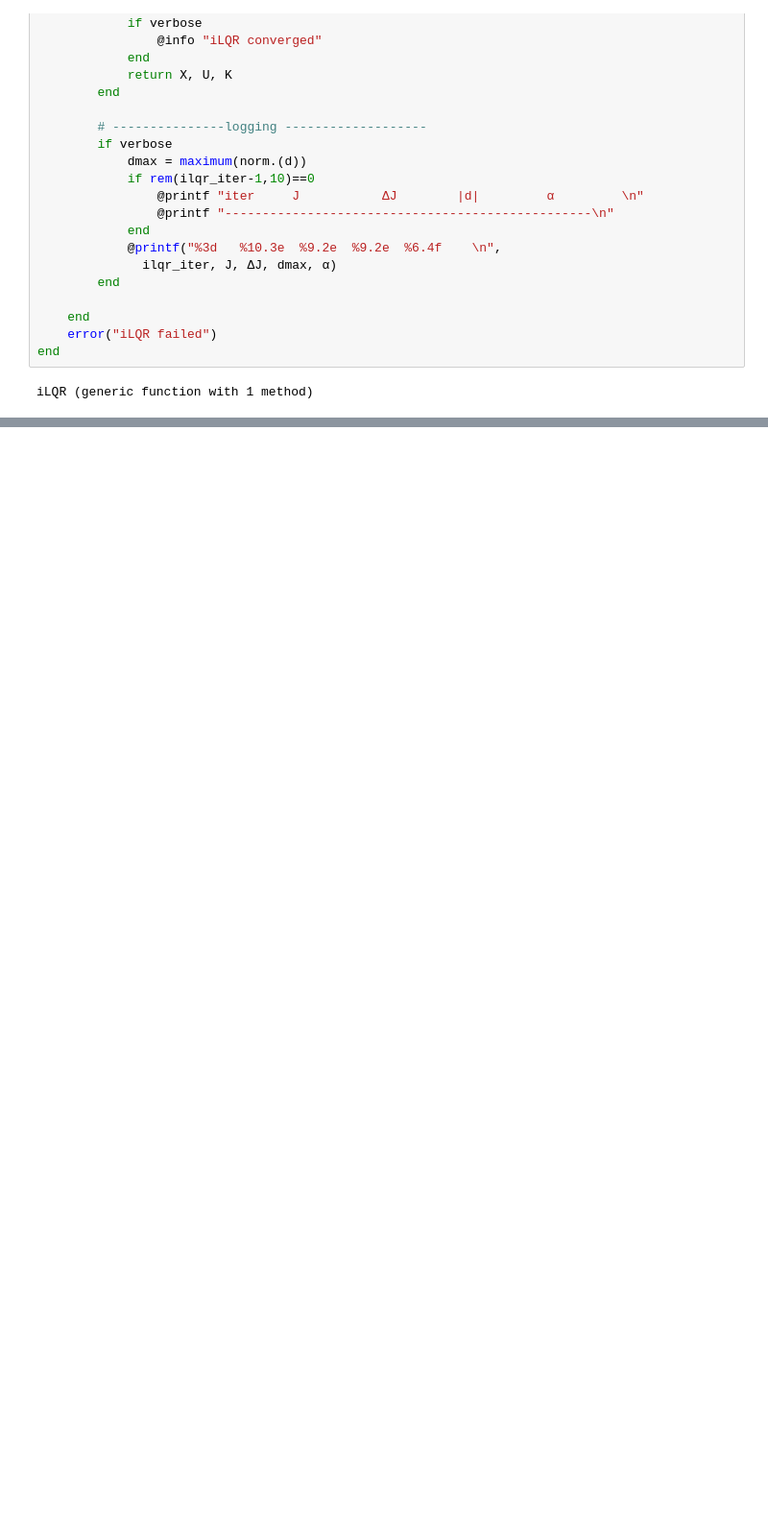
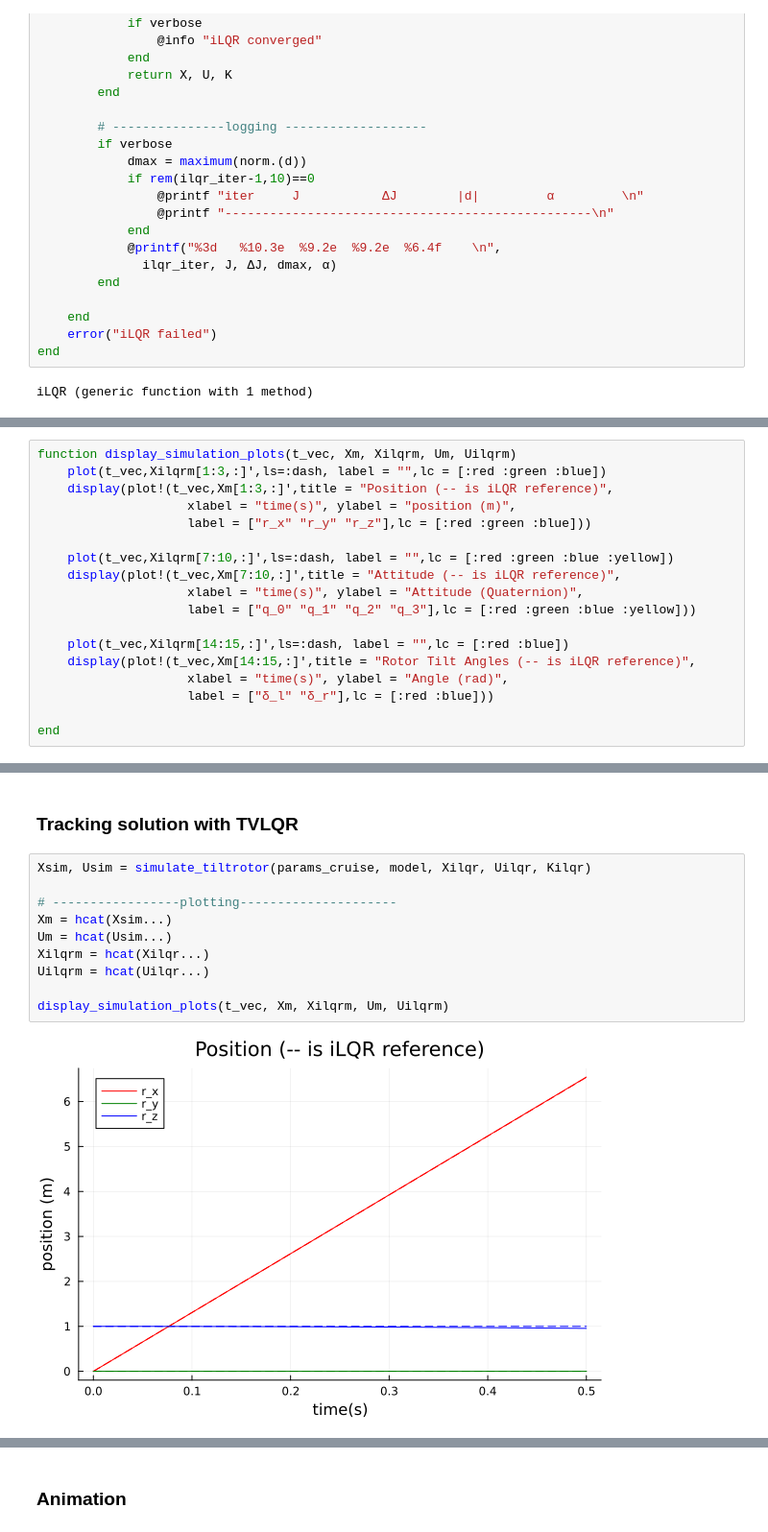
Before and after one commit to dhruvtya/tiltrotor_control, a Jupyter notebook: LQR_quat.ipynb, the cells around one changed output, grey strips where cells are left out. Shown at 96% size. Drawn from its saved outputs; the diff is of its cells as text; blank space fills up the shorter version.

```diff
--- a/LQR_quat.ipynb
+++ b/LQR_quat.ipynb
@@ -381,0 +354,18 @@ solve_tiltrotor_trajectory (generic function with 1 method)
+# %%
+function display_simulation_plots(t_vec, Xm, Xilqrm, Um, Uilqrm)
+    plot(t_vec,Xilqrm[1:3,:]',ls=:dash, label = "",lc = [:red :green :blue])
+    display(plot!(t_vec,Xm[1:3,:]',title = "Position (-- is iLQR reference)",
+                    xlabel = "time(s)", ylabel = "position (m)",
+                    label = ["r_x" "r_y" "r_z"],lc = [:red :green :blue]))
+
+    plot(t_vec,Xilqrm[7:10,:]',ls=:dash, label = "",lc = [:red :green :blue :yellow])
+    display(plot!(t_vec,Xm[7:10,:]',title = "Attitude (-- is iLQR reference)",
+                    xlabel = "time(s)", ylabel = "Attitude (Quaternion)",
+                    label = ["q_0" "q_1" "q_2" "q_3"],lc = [:red :green :blue :yellow]))
+
+    plot(t_vec,Xilqrm[14:15,:]',ls=:dash, label = "",lc = [:red :blue])
+    display(plot!(t_vec,Xm[14:15,:]',title = "Rotor Tilt Angles (-- is iLQR reference)",
+                    xlabel = "time(s)", ylabel = "Angle (rad)",
+                    label = ["δ_l" "δ_r"],lc = [:red :blue]))
+
+end
@@ -482,0 +543,14 @@ MeshCat.DisplayedVisualizer(MeshCat.CoreVisualizer(MeshCat.SceneTrees.SceneNode(
+# %% [markdown]
+### Tracking solution with TVLQR
+# %%
+Xsim, Usim = simulate_tiltrotor(params_cruise, model, Xilqr, Uilqr, Kilqr)
+
+# -----------------plotting---------------------
+Xm = hcat(Xsim...)
+Um = hcat(Usim...)
+Xilqrm = hcat(Xilqr...)
+Uilqrm = hcat(Uilqr...)
+
+display_simulation_plots(t_vec, Xm, Xilqrm, Um, Uilqrm)
+# %% [output]
+[figure, added]
@@ -482,0 +559,2 @@ MeshCat.DisplayedVisualizer(MeshCat.CoreVisualizer(MeshCat.SceneTrees.SceneNode(
+# %% [markdown]
+### Animation
```
Also changed, not shown: parts of 27 cells of this notebook, 3 other files.
